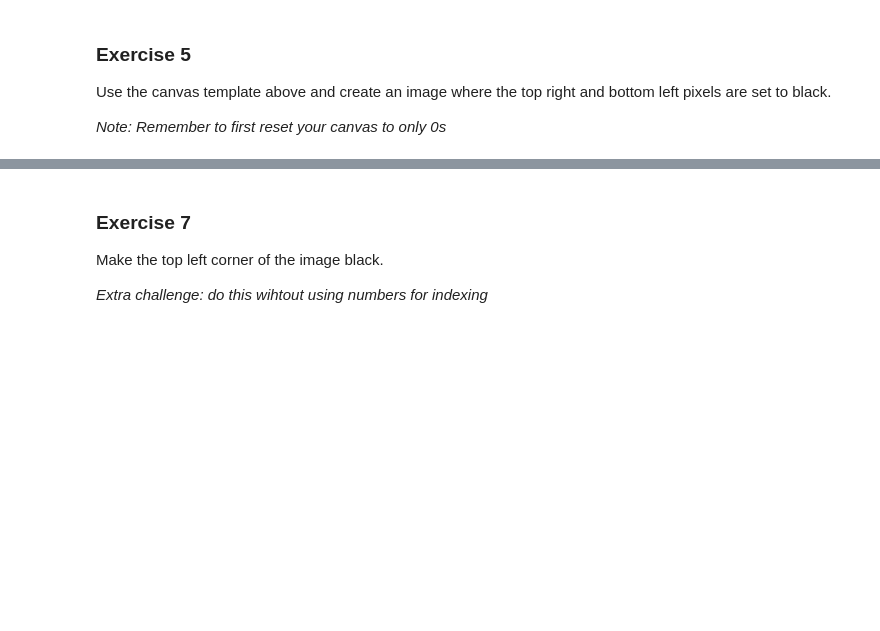
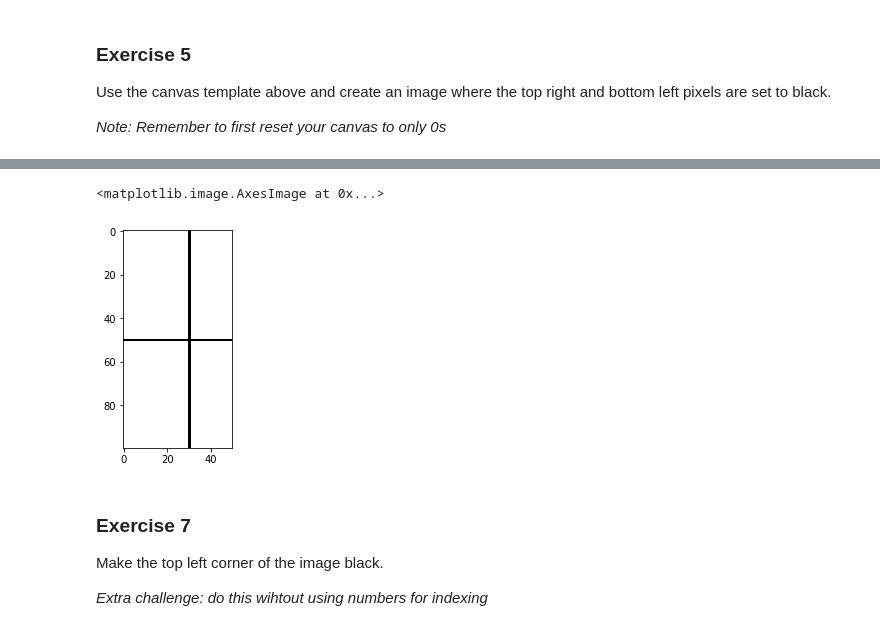
Before and after one commit to beverlytan/python-intro, a Jupyter notebook: info-svcs/python-data-3-numpy.ipynb, the cells around one changed output, grey strips where cells are left out. Saved outputs shown, nothing was run; the diff lists cells and outputs as text; code cells hidden in the pictures; blank space fills up the shorter version.

```diff
--- a/info-svcs/python-data-3-numpy.ipynb
+++ b/info-svcs/python-data-3-numpy.ipynb
@@ -585,3 +601,11 @@ Draw a horizontal and verticle line across the canvas
+# %%
+canvas = np.zeros((100,50))
+canvas[:, 30] = 1
+canvas[50, :] = 1
+plt.imshow(canvas, interpolation = "none")
+# %% [output]
+<matplotlib.image.AxesImage at 0x...>
+[figure, added]
 # %% [markdown]
 ### Exercise 7
 Make the top left corner of the image black.
```
Also changed, not shown: parts of 41 cells of this notebook.
